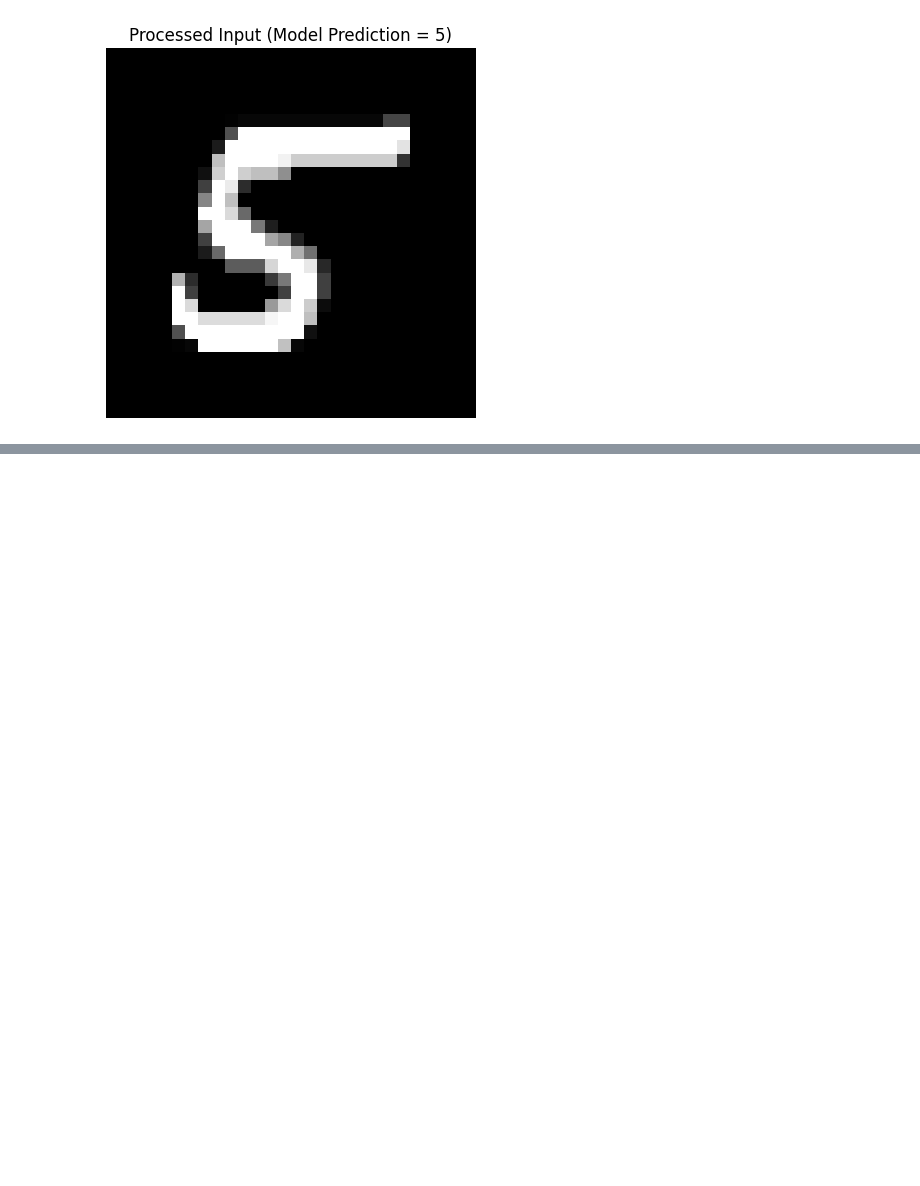
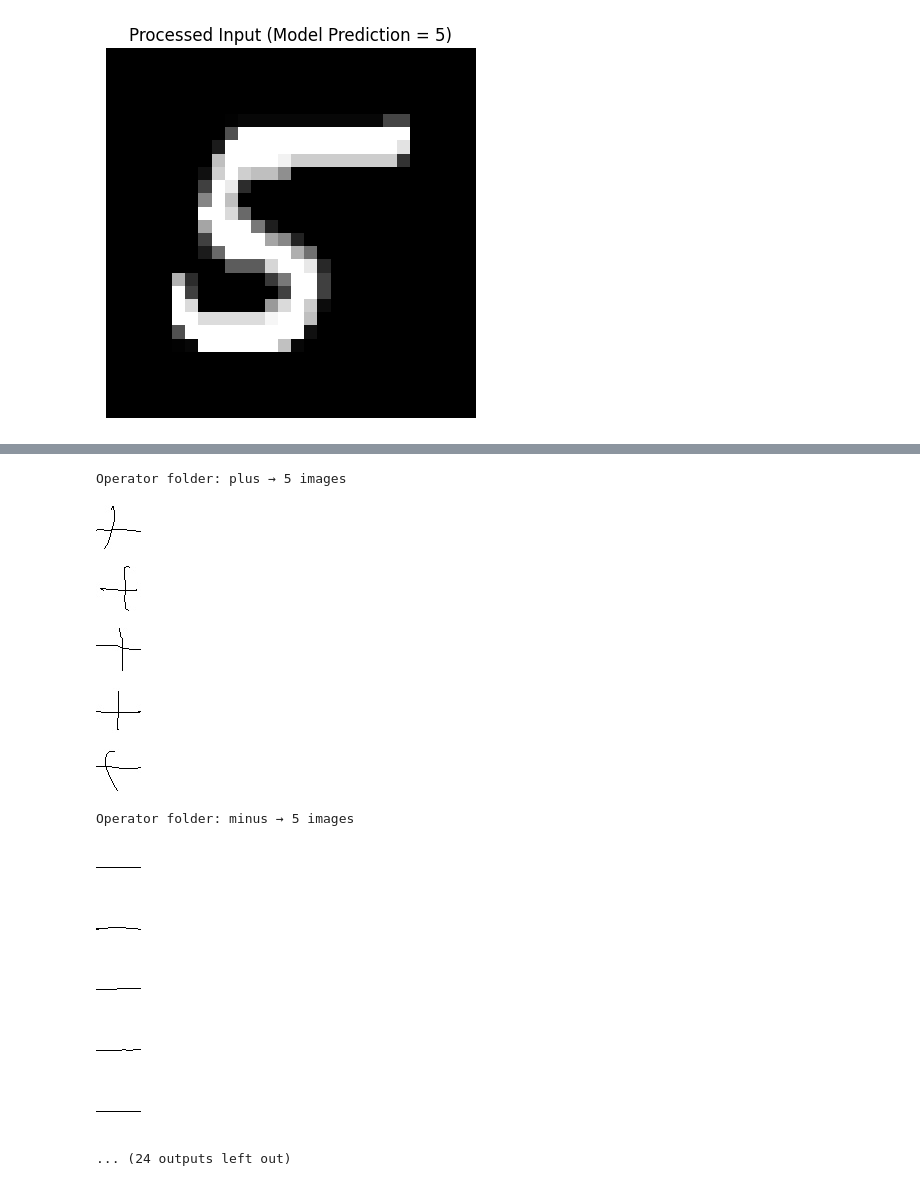
Before and after one commit to durvaakadam/Handwritten-Equation-Solver, a Jupyter notebook: Digit_Recognition.ipynb, the cells around one changed output, grey strips where cells are left out. Saved outputs shown, nothing was run; the diff lists cells and outputs as text; code cells hidden in the pictures; blank space fills up the shorter version.

```diff
--- a/Digit_Recognition.ipynb
+++ b/Digit_Recognition.ipynb
@@ -327,0 +388,4 @@ Downloading data from https://storage.googleapis.com/tensorflow/tf-keras-dataset
+# %%
+zip_path = "/content/drive/MyDrive/operator_dataset.zip"
+with zipfile.ZipFile(zip_path, 'r') as zip_ref:
+    zip_ref.extractall("/content/math_symbols_dataset")
@@ -327,0 +638,11 @@ Downloading data from https://storage.googleapis.com/tensorflow/tf-keras-dataset
+# %%
+import shutil
+import os
+
+folder_path = "operator_subset"
+
+if os.path.exists(folder_path):
+    shutil.rmtree(folder_path)
+    print("✅ Deleted folder:", folder_path)
+else:
+    print("⚠️ Folder not found:", folder_path)
@@ -327,0 +761,30 @@ Downloading data from https://storage.googleapis.com/tensorflow/tf-keras-dataset
+# %%
+import os
+from PIL import Image
+from IPython.display import display
+
+base_path = "/content/operators_subset"
+
+operators = ["plus", "minus", "multiply", "equal","div_sign","slash"]
+
+for op in operators:
+    op_path = os.path.join(base_path, op)
+    images = [f for f in os.listdir(op_path) if f.lower().endswith((".png", ".jpg", ".jpeg"))][:5]  # first 5 images
+    print(f"Operator folder: {op} → {len(images)} images")
+    for img_file in images:
+        img = Image.open(os.path.join(op_path, img_file))
+        display(img)
+# %% [output]
+Operator folder: plus → 5 images
+[figure, added]
+[figure, added]
+[figure, added]
+[figure, added]
+[figure, added]
+Operator folder: minus → 5 images
+[figure, added]
+[figure, added]
+[figure, added]
+[figure, added]
+[figure, added]
+... (24 outputs left out)
```
Also changed, not shown: parts of 23 cells of this notebook.
